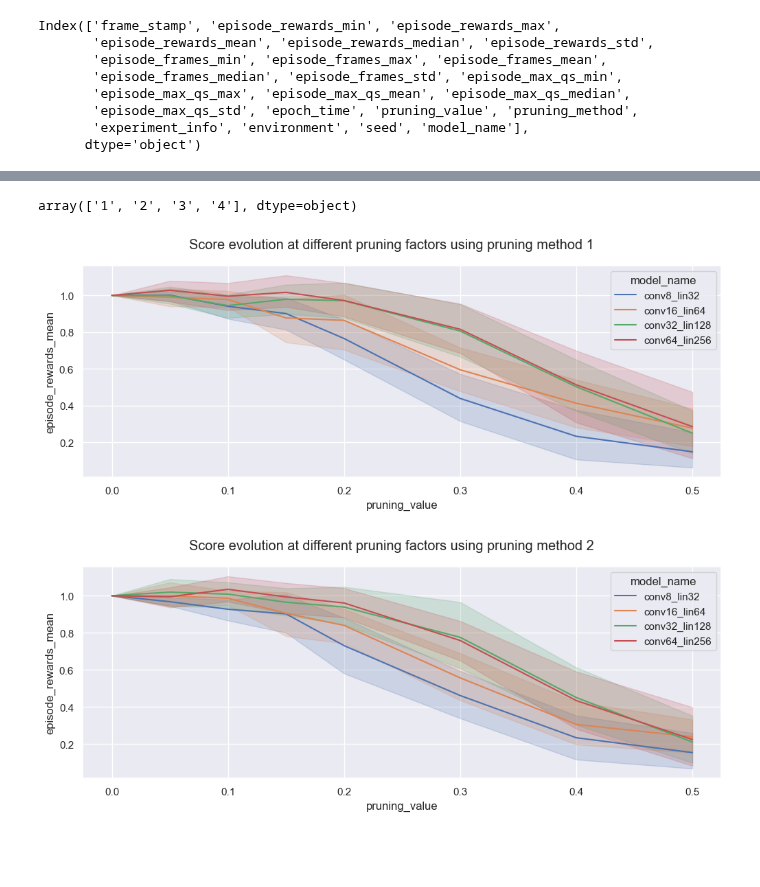
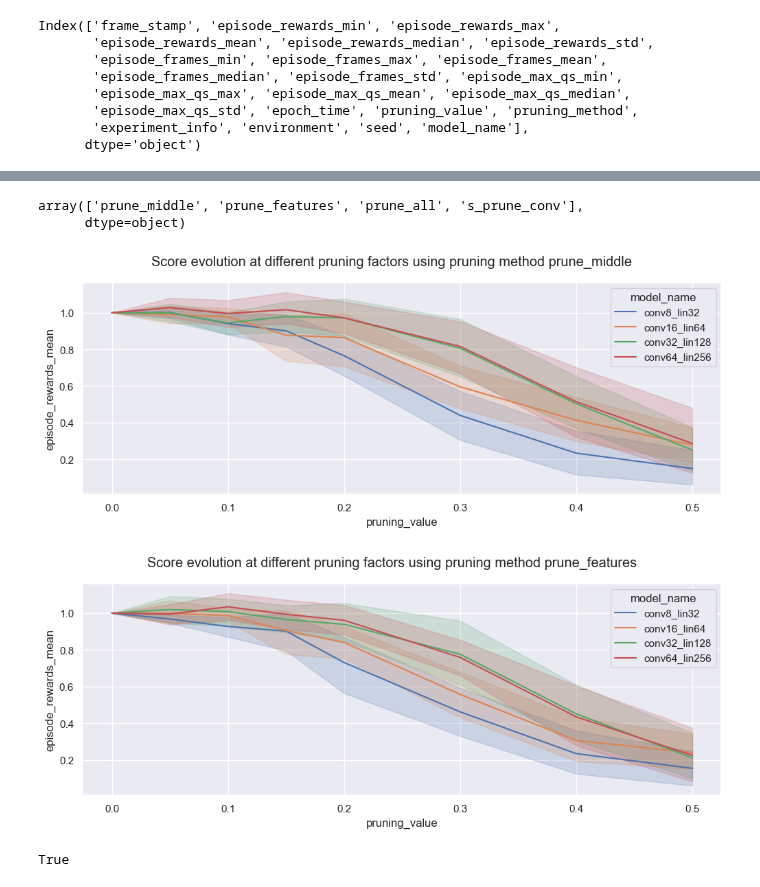
Before and after one commit to mariusdgm/minatar_work, a Jupyter notebook: notebooks/miscellanous.ipynb, the cells around one changed output, grey strips where cells are left out. Drawn from its saved outputs; the diff is of its cells as text; code cells hidden in the pictures; blank space fills up the shorter version.

Commit message:
changed labels in the visualization

```diff
--- a/notebooks/miscellanous.ipynb
+++ b/notebooks/miscellanous.ipynb
@@ -542,8 +542,4 @@ experiment_paths[0]
 # %%
-
-
-
-
 def process_pruning_stats_file(file):
 
     checkpoint = torch.load(file)
@@ -623,8 +619,17 @@ def collect_pruning_experiment_results(experiment_paths):
 
 df = collect_pruning_experiment_results(experiment_paths)
 
-len(df)
-df
+pruning_method_nr_to_name = {
+    '1': 'prune_middle',
+    '2': 'prune_features',
+    '3': 'prune_all',
+    '4': 's_prune_conv'
+}
+
+# Map the 'fruit' column to 'color'
+df['pruning_method'] = df['pruning_method'].map(pruning_method_nr_to_name)
+
+df.head()
 # %% [output]
 |  | frame_stamp | episode_rewards_min | episode_rewards_max | episode_rewards_mean | episode_rewards_median | ... |
 | 0 | 0 | 0.0 | 150.0 | 48.794872 | 47.0 | ... |
@@ -775,33 +774,34 @@ plt.show()
 # %%
 sub_df["pruning_method"].unique()
 # %% [output]
-array(['1', '2', '3', '4'], dtype=object)
+array(['prune_middle', 'prune_features', 'prune_all', 's_prune_conv'],
+      dtype=object)
 # %%
-pr_method = "1"
+pr_method = "prune_middle"
 meth_1_df = sub_df[sub_df["pruning_method"]==pr_method]
 
 experiment_order = ['conv8_lin32', 'conv16_lin64', 'conv32_lin128', 'conv64_lin256']
 
 fig, ax = plt.subplots(figsize=(12, 4))
 
 sns.lineplot(meth_1_df, x="pruning_value", y="episode_rewards_mean", hue='model_name', hue_order = experiment_order, ax = ax)
 
 fig.suptitle(f"Score evolution at different pruning factors using pruning method {pr_method}")
 
 
 # Show the plot
 plt.show()
 # %% [output]
-[figure, old version]
+[figure, new version]
 # %%
-pr_method = "2"
-meth_1_df = sub_df[sub_df["pruning_method"]==pr_method]
+pr_method = "prune_features"
+meth_2_df = sub_df[sub_df["pruning_method"]==pr_method]
 
 experiment_order = ['conv8_lin32', 'conv16_lin64', 'conv32_lin128', 'conv64_lin256']
 
 fig, ax = plt.subplots(figsize=(12, 4))
 
-sns.lineplot(meth_1_df, x="pruning_value", y="episode_rewards_mean", hue='model_name', hue_order = experiment_order, ax = ax)
+sns.lineplot(meth_2_df, x="pruning_value", y="episode_rewards_mean", hue='model_name', hue_order = experiment_order, ax = ax)
 
 fig.suptitle(f"Score evolution at different pruning factors using pruning method {pr_method}")
 
@@ -809,4 +809,8 @@ fig.suptitle(f"Score evolution at different pruning factors using pruning method
 # Show the plot
 plt.show()
 # %% [output]
-[figure, old version]
+[figure, new version]
+# %%
+"ab4" > "ab23"
+# %% [output]
+True
```
Also changed, not shown: parts of 6 cells of this notebook.
